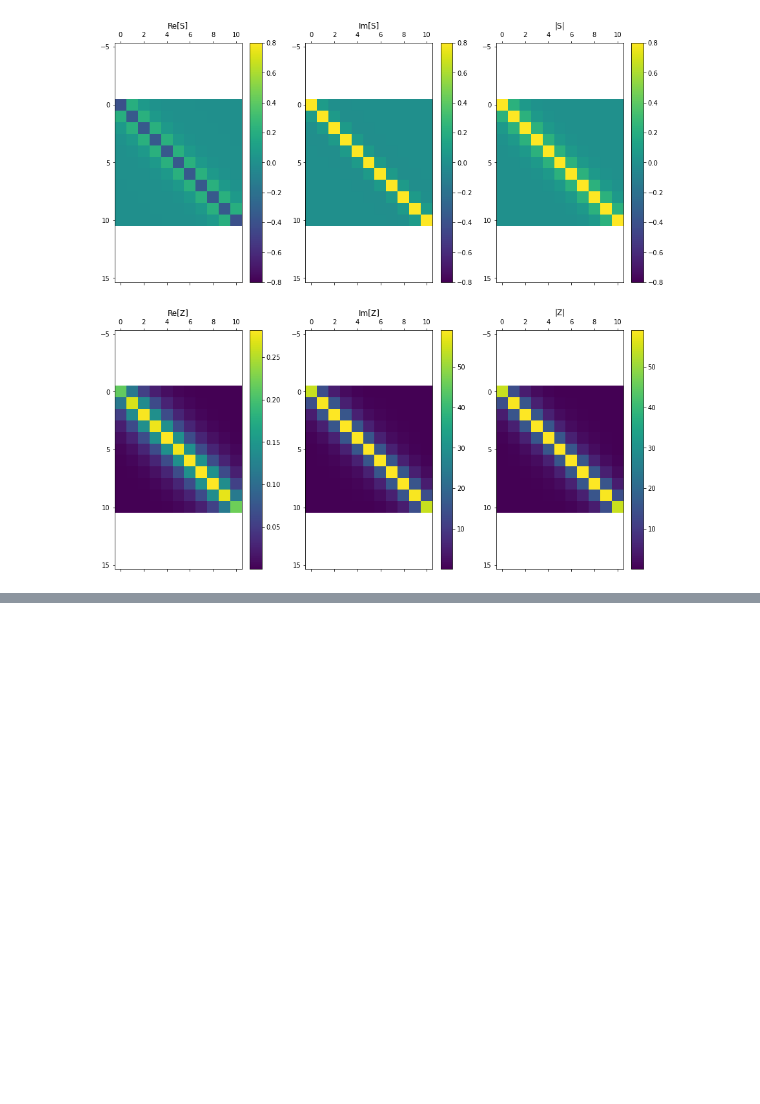
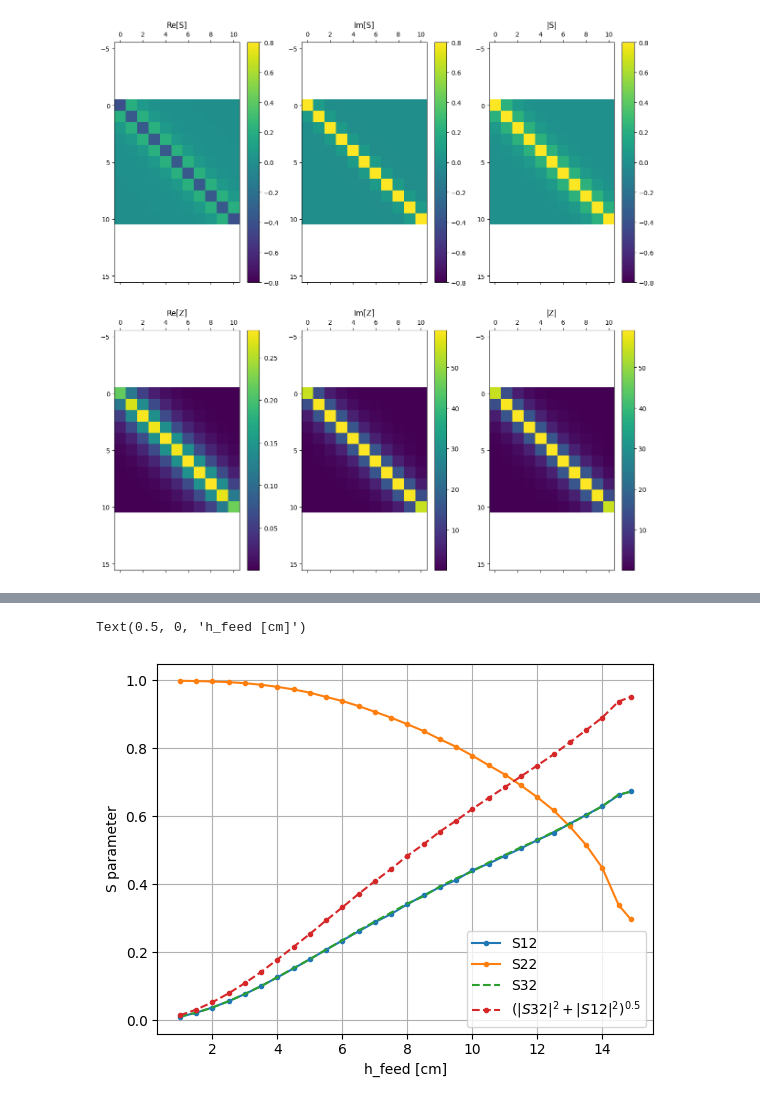
Before and after one commit to vandelij/TWA_circuit, a Jupyter notebook: TWA_Center_fed.ipynb, the cells around one changed output, grey strips where cells are left out. Cells and saved outputs as stored; diff of their text form; code cells hidden in the pictures; blank space fills up the shorter version.

Commit message:
added new scans

```diff
--- a/TWA_Center_fed.ipynb
+++ b/TWA_Center_fed.ipynb
@@ -195,0 +242,16 @@ ax[1].grid()
+# %%
+# this is for feed position scan plots
+filename = 'hf_scan_centerfed_flat_96_MHz.csv'
+hs, fs, S12, S12_db, S22, S22_db, S32, S32_db, S12_plus_32, S12_plus_32_db = get_hf_scan_data_centerfed(filename)
+
+plt.plot(hs, S12, label='S12', marker='.')
+plt.plot(hs, S22, label='S22',marker='.')
+plt.plot(hs, S32, label='S32', linestyle='--')
+plt.plot(hs, S12_plus_32, label=r'$(|S32|^2 + |S12|^2)^{0.5}$', linestyle='--', marker='.')
+plt.grid()
+plt.legend()
+plt.ylabel('S parameter')
+plt.xlabel('h_feed [cm]')
+# %% [output]
+Text(0.5, 0, 'h_feed [cm]')
+[figure, added]
```
Also changed, not shown: parts of 10 cells of this notebook, 7 other files.
